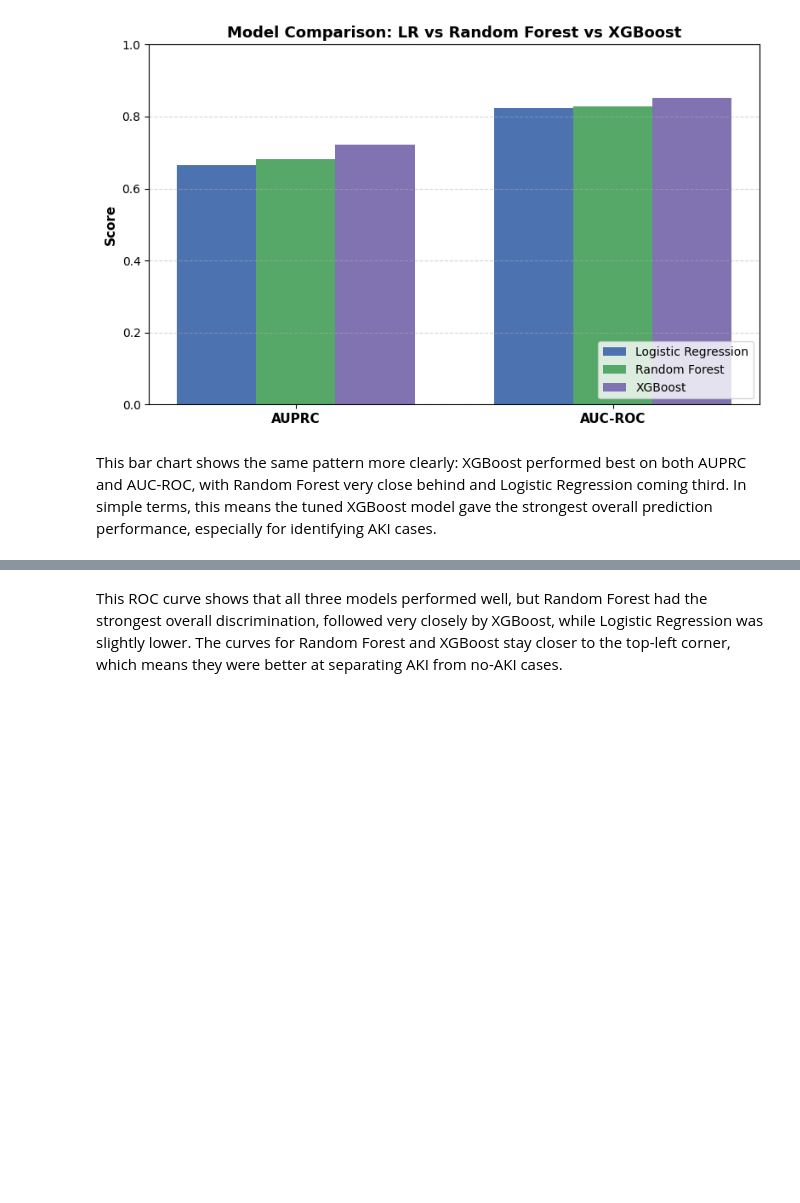
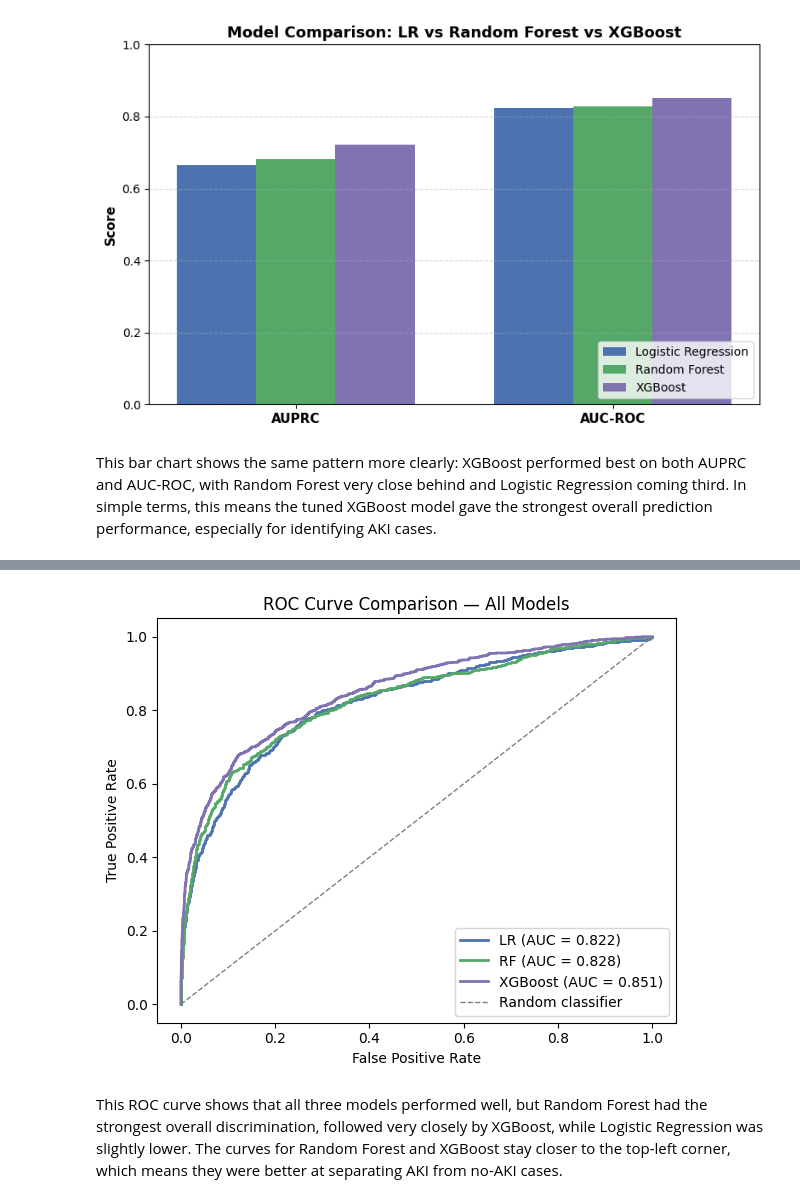
Before and after one commit to omiiii274/AKI-Prediction-in-Type-2-Diabetes-Patient-, a Jupyter notebook: notebooks/explore_data.ipynb, the cells around one changed output, grey strips where cells are left out. Saved outputs shown, nothing was run; the diff lists cells and outputs as text; code cells hidden in the pictures; blank space fills up the shorter version.

```diff
--- a/notebooks/explore_data.ipynb
+++ b/notebooks/explore_data.ipynb
@@ -931,2 +911,49 @@ plt.show()
+# %%
+import joblib
+import matplotlib.pyplot as plt
+from sklearn.metrics import roc_curve, roc_auc_score
+
+# 1. Prepare test inputs
+X_test_selected = X_test[expected_features]
+
+# Load Scaler & Transform for Logistic Regression
+scaler = joblib.load("../models/scaler.joblib")
+X_test_scaled = scaler.transform(X_test_selected)
+
+# 2. Load Models
+lr_model = joblib.load("../models/baseline_logistic_regression.joblib")
+rf_model = joblib.load("../models/random_forest.joblib")
+xgb_model = joblib.load("../models/xgboost.joblib")
+
+# 3. Predict Probabilities directly inside this cell
+lr_y_pred_proba = lr_model.predict_proba(X_test_scaled)[:, 1]
+rf_y_pred_proba = rf_model.predict_proba(X_test_selected)[:, 1]
+xgb_y_pred_proba = xgb_model.predict_proba(X_test_selected)[:, 1]
+
+# 4. Compute ROC curves and AUC scores
+fpr_lr, tpr_lr, _ = roc_curve(y_test, lr_y_pred_proba)
+fpr_rf, tpr_rf, _ = roc_curve(y_test, rf_y_pred_proba)
+fpr_xgb, tpr_xgb, _ = roc_curve(y_test, xgb_y_pred_proba)
+
+auc_lr = roc_auc_score(y_test, lr_y_pred_proba)
+auc_rf = roc_auc_score(y_test, rf_y_pred_proba)
+auc_xgb = roc_auc_score(y_test, xgb_y_pred_proba)
+
+# 5. Plot
+plt.figure(figsize=(6, 5))
+plt.plot(fpr_lr, tpr_lr, color='#4C72B0', lw=2, label=f'LR (AUC = {auc_lr:.3f})')
+plt.plot(fpr_rf, tpr_rf, color='#55A868', lw=2, label=f'RF (AUC = {auc_rf:.3f})')
+plt.plot(fpr_xgb, tpr_xgb, color='#8172B2', lw=2, label=f'XGBoost (AUC = {auc_xgb:.3f})')
+plt.plot([0, 1], [0, 1], color='gray', lw=1, linestyle='--', label='Random classifier')
+
+plt.xlabel('False Positive Rate')
+plt.ylabel('True Positive Rate')
+plt.title('ROC Curve Comparison — All Models')
+plt.legend(loc='lower right')
+plt.tight_layout()
+plt.savefig("../models/roc_curve_comparison.png", dpi=300)
+plt.show()
+# %% [output]
+[figure, added]
 # %% [markdown]
 This ROC curve shows that all three models performed well, but Random Forest had the strongest overall discrimination, followed very closely by XGBoost, while Logistic Regression was slightly lower. The curves for Random Forest and XGBoost stay closer to the top-left corner, which means they were better at separating AKI from no-AKI cases.
```
Also changed, not shown: parts of 15 cells of this notebook, 12 other files.
